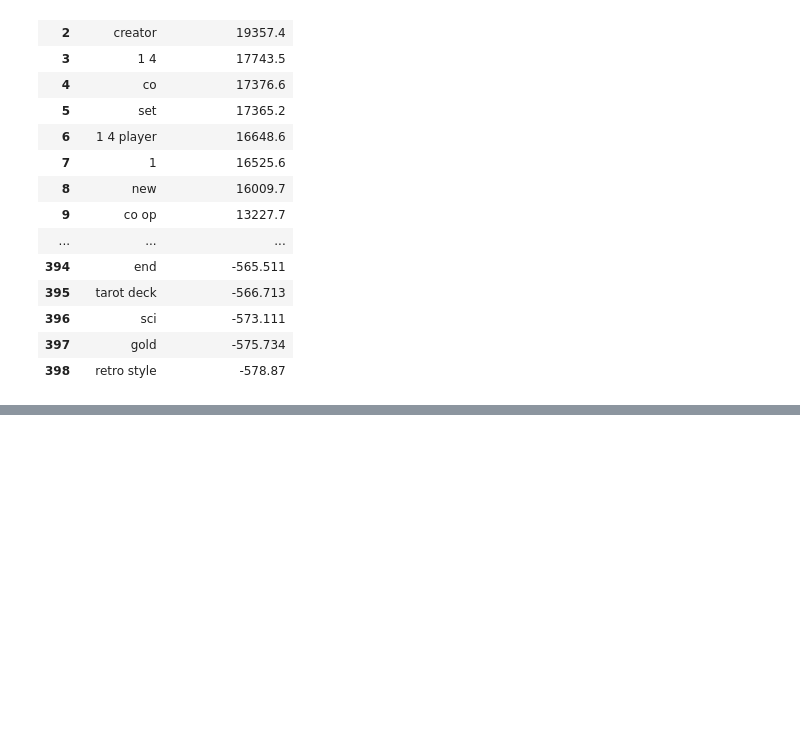
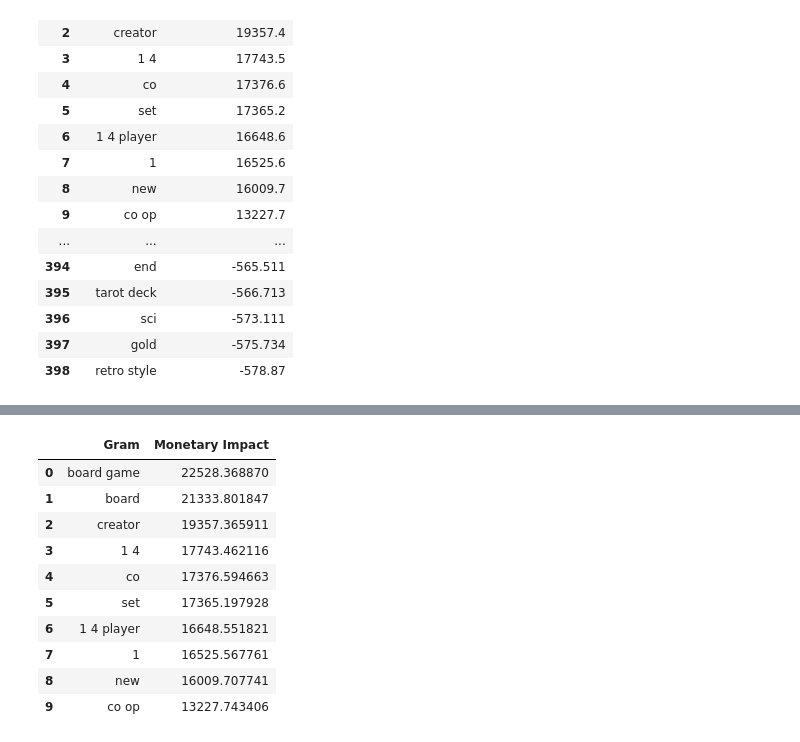
Before and after one commit to Aidankeogh/Cogs108_Repo, a Jupyter notebook: visualizer-Krittin.ipynb, the cells around one changed output, grey strips where cells are left out. Cells and saved outputs as stored; diff of their text form; code cells hidden in the pictures; blank space fills up the shorter version.

```diff
--- a/visualizer-Krittin.ipynb
+++ b/visualizer-Krittin.ipynb
@@ -112,0 +104,15 @@ SyntaxError: invalid syntax (<ipython-input-22-5c2c75192ae3>, line 2)
+# %%
+#Look for the one gram that makes the most
+df.head(10)
+# %% [output]
+|  | Gram | Monetary Impact |
+| 0 | board game | 22528.368870 |
+| 1 | board | 21333.801847 |
+| 2 | creator | 19357.365911 |
+| 3 | 1 4 | 17743.462116 |
+| 4 | co | 17376.594663 |
+| 5 | set | 17365.197928 |
+| 6 | 1 4 player | 16648.551821 |
+| 7 | 1 | 16525.567761 |
+| 8 | new | 16009.707741 |
+| 9 | co op | 13227.743406 |
```
Also changed, not shown: parts of 8 cells of this notebook, 1 other file.
